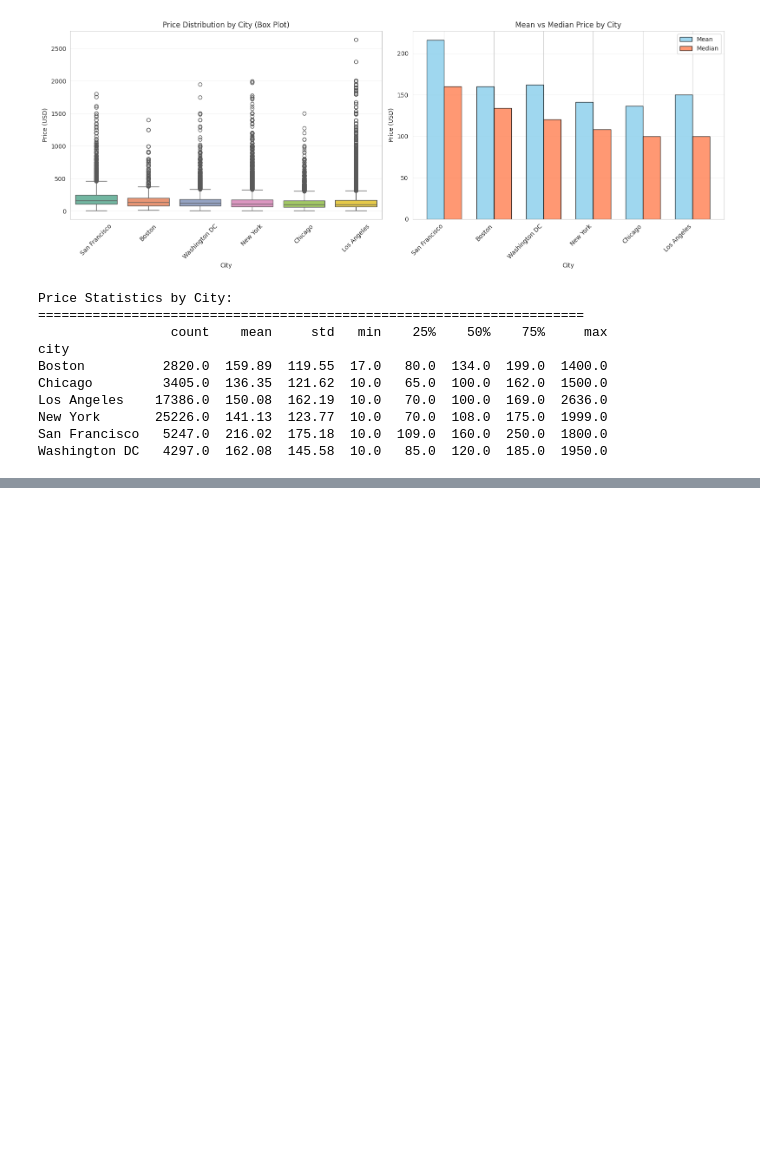
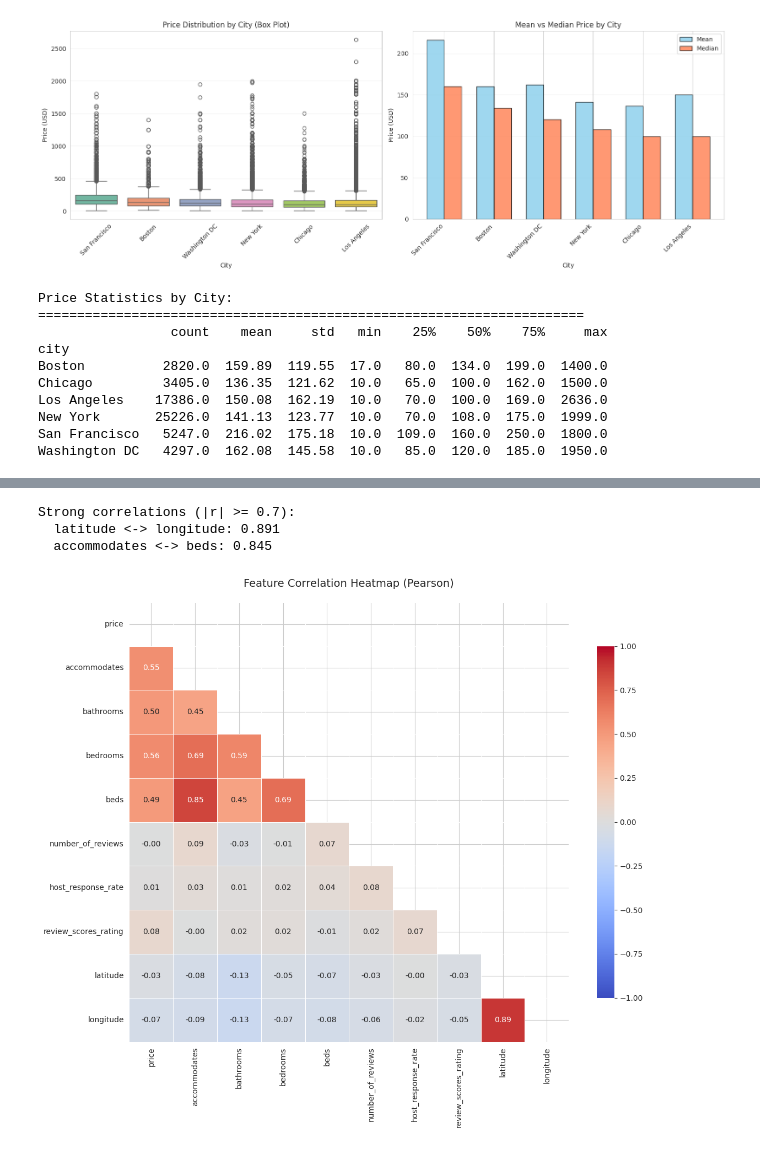
Before and after one commit to Elkhiat15/Airbnb-Rating-Classification, a Jupyter notebook: eda.ipynb, the cells around one changed output, grey strips where cells are left out. Cells and saved outputs as stored; diff of their text form; code cells hidden in the pictures; blank space fills up the shorter version.

```diff
--- a/eda.ipynb
+++ b/eda.ipynb
@@ -195,0 +201,29 @@ Washington DC   4297.0  162.08  145.58  10.0   85.0  120.0  185.0  1950.0
+# %%
+# Select key numeric features for correlation analysis
+key_features = [
+    'price', 'accommodates', 'bathrooms', 'bedrooms', 'beds',
+    'number_of_reviews', 'host_response_rate', 'review_scores_rating',
+    'latitude', 'longitude'
+]
+
+# Add engineered features if they exist
+if 'amenity_count' in df_cleaned.columns:
+    key_features.append('amenity_count')
+if 'price_per_bed' in df_cleaned.columns:
+    key_features.extend(['price_per_bed', 'price_per_guest'])
+
+# Plot correlation heatmap
+fig = plot_correlation_heatmap(
+    df_cleaned,
+    features=key_features,
+    method='pearson',
+    figsize=(12, 10),
+    annot=True,
+    threshold=0.7
+)
+plt.show()
+# %% [output]
+Strong correlations (|r| >= 0.7):
+  latitude <-> longitude: 0.891
+  accommodates <-> beds: 0.845
+[figure, added]
```
Also changed, not shown: parts of 13 cells of this notebook.
